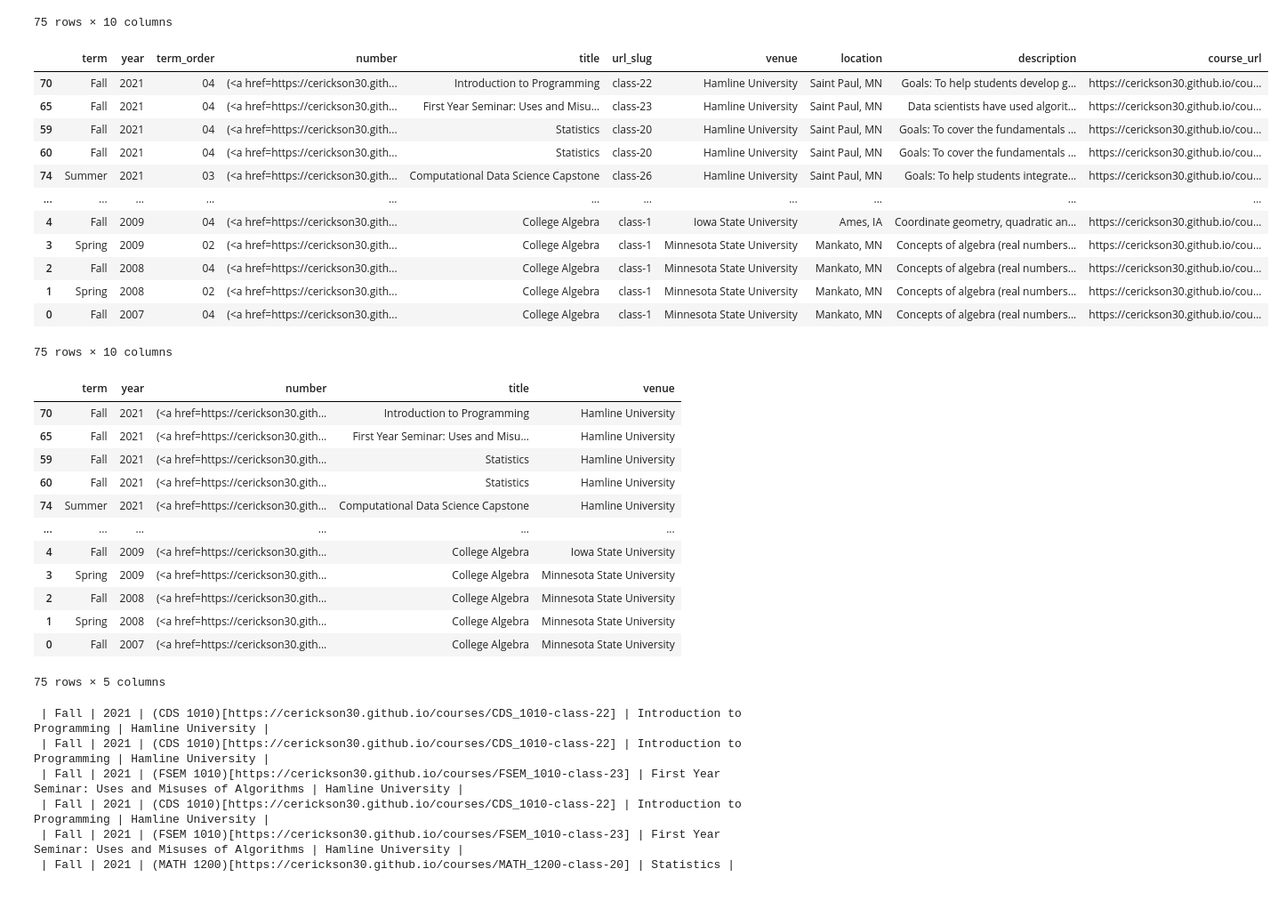
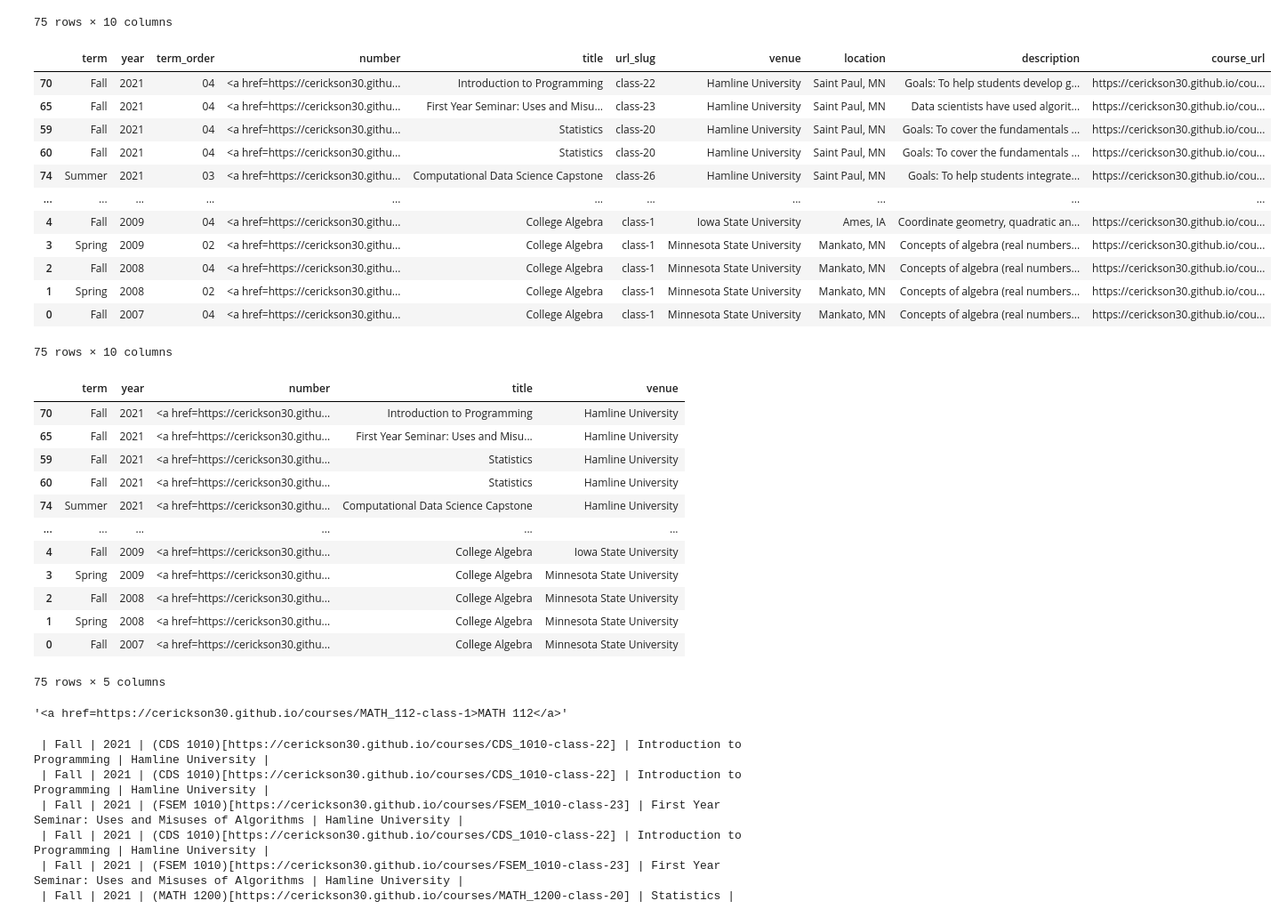
Before and after one commit to cerickson30/cerickson.github.io, a Jupyter notebook: markdown_generator/teaching.ipynb, the cells around one changed output. Shown at 89% size. Saved outputs shown, nothing was run; the diff lists cells and outputs as text; code cells hidden in the pictures.

Commit message:
update individual course page links in courses.md table

```diff
--- a/markdown_generator/teaching.ipynb
+++ b/markdown_generator/teaching.ipynb
@@ -281,21 +281,21 @@ sorted_teaching
 | 0 | Fall | 2007 | 04 | MATH 112 | College Algebra | class-1 | Minnesota State University | Mankato, MN | Concepts of algebra (real numbers... | https://cerickson30.github.io/cou... |
 75 rows × 10 columns
 # %%
-sorted_teaching.number = sorted_teaching.apply(lambda row: f'(<a href={row.course_url}>row.number</a>', axis=1)
+sorted_teaching.number = sorted_teaching.apply(lambda row: f'<a href={row.course_url}>{row.number}</a>', axis=1)
 sorted_teaching
 # %% [output]
 |  | term | year | term_order | number | title | url_slug | venue | location | description | course_url |
-| 70 | Fall | 2021 | 04 | (<a href=https://cerickson30.gith... | Introduction to Programming | class-22 | Hamline University | Saint Paul, MN | Goals: To help students develop g... | https://cerickson30.github.io/cou... |
-| 65 | Fall | 2021 | 04 | (<a href=https://cerickson30.gith... | First Year Seminar: Uses and Misu... | class-23 | Hamline University | Saint Paul, MN | Data scientists have used algorit... | https://cerickson30.github.io/cou... |
-| 59 | Fall | 2021 | 04 | (<a href=https://cerickson30.gith... | Statistics | class-20 | Hamline University | Saint Paul, MN | Goals: To cover the fundamentals ... | https://cerickson30.github.io/cou... |
-| 60 | Fall | 2021 | 04 | (<a href=https://cerickson30.gith... | Statistics | class-20 | Hamline University | Saint Paul, MN | Goals: To cover the fundamentals ... | https://cerickson30.github.io/cou... |
-| 74 | Summer | 2021 | 03 | (<a href=https://cerickson30.gith... | Computational Data Science Capstone | class-26 | Hamline University | Saint Paul, MN | Goals: To help students integrate... | https://cerickson30.github.io/cou... |
+| 70 | Fall | 2021 | 04 | <a href=https://cerickson30.githu... | Introduction to Programming | class-22 | Hamline University | Saint Paul, MN | Goals: To help students develop g... | https://cerickson30.github.io/cou... |
+| 65 | Fall | 2021 | 04 | <a href=https://cerickson30.githu... | First Year Seminar: Uses and Misu... | class-23 | Hamline University | Saint Paul, MN | Data scientists have used algorit... | https://cerickson30.github.io/cou... |
+| 59 | Fall | 2021 | 04 | <a href=https://cerickson30.githu... | Statistics | class-20 | Hamline University | Saint Paul, MN | Goals: To cover the fundamentals ... | https://cerickson30.github.io/cou... |
+| 60 | Fall | 2021 | 04 | <a href=https://cerickson30.githu... | Statistics | class-20 | Hamline University | Saint Paul, MN | Goals: To cover the fundamentals ... | https://cerickson30.github.io/cou... |
+| 74 | Summer | 2021 | 03 | <a href=https://cerickson30.githu... | Computational Data Science Capstone | class-26 | Hamline University | Saint Paul, MN | Goals: To help students integrate... | https://cerickson30.github.io/cou... |
 | ... | ... | ... | ... | ... | ... | ... | ... | ... | ... | ... |
-| 4 | Fall | 2009 | 04 | (<a href=https://cerickson30.gith... | College Algebra | class-1 | Iowa State University | Ames, IA | Coordinate geometry, quadratic an... | https://cerickson30.github.io/cou... |
-| 3 | Spring | 2009 | 02 | (<a href=https://cerickson30.gith... | College Algebra | class-1 | Minnesota State University | Mankato, MN | Concepts of algebra (real numbers... | https://cerickson30.github.io/cou... |
-| 2 | Fall | 2008 | 04 | (<a href=https://cerickson30.gith... | College Algebra | class-1 | Minnesota State University | Mankato, MN | Concepts of algebra (real numbers... | https://cerickson30.github.io/cou... |
-| 1 | Spring | 2008 | 02 | (<a href=https://cerickson30.gith... | College Algebra | class-1 | Minnesota State University | Mankato, MN | Concepts of algebra (real numbers... | https://cerickson30.github.io/cou... |
-| 0 | Fall | 2007 | 04 | (<a href=https://cerickson30.gith... | College Algebra | class-1 | Minnesota State University | Mankato, MN | Concepts of algebra (real numbers... | https://cerickson30.github.io/cou... |
+| 4 | Fall | 2009 | 04 | <a href=https://cerickson30.githu... | College Algebra | class-1 | Iowa State University | Ames, IA | Coordinate geometry, quadratic an... | https://cerickson30.github.io/cou... |
+| 3 | Spring | 2009 | 02 | <a href=https://cerickson30.githu... | College Algebra | class-1 | Minnesota State University | Mankato, MN | Concepts of algebra (real numbers... | https://cerickson30.github.io/cou... |
+| 2 | Fall | 2008 | 04 | <a href=https://cerickson30.githu... | College Algebra | class-1 | Minnesota State University | Mankato, MN | Concepts of algebra (real numbers... | https://cerickson30.github.io/cou... |
+| 1 | Spring | 2008 | 02 | <a href=https://cerickson30.githu... | College Algebra | class-1 | Minnesota State University | Mankato, MN | Concepts of algebra (real numbers... | https://cerickson30.github.io/cou... |
+| 0 | Fall | 2007 | 04 | <a href=https://cerickson30.githu... | College Algebra | class-1 | Minnesota State University | Mankato, MN | Concepts of algebra (real numbers... | https://cerickson30.github.io/cou... |
 75 rows × 10 columns
 # %%
 courses_table = sorted_teaching[['term', 'year', 'number', 'title', 'venue']]
@@ -303,18 +303,22 @@ courses_table = sorted_teaching[['term', 'year', 'number', 'title', 'venue']]
 courses_table
 # %% [output]
 |  | term | year | number | title | venue |
-| 70 | Fall | 2021 | (<a href=https://cerickson30.gith... | Introduction to Programming | Hamline University |
-| 65 | Fall | 2021 | (<a href=https://cerickson30.gith... | First Year Seminar: Uses and Misu... | Hamline University |
-| 59 | Fall | 2021 | (<a href=https://cerickson30.gith... | Statistics | Hamline University |
-| 60 | Fall | 2021 | (<a href=https://cerickson30.gith... | Statistics | Hamline University |
-| 74 | Summer | 2021 | (<a href=https://cerickson30.gith... | Computational Data Science Capstone | Hamline University |
+| 70 | Fall | 2021 | <a href=https://cerickson30.githu... | Introduction to Programming | Hamline University |
+| 65 | Fall | 2021 | <a href=https://cerickson30.githu... | First Year Seminar: Uses and Misu... | Hamline University |
+| 59 | Fall | 2021 | <a href=https://cerickson30.githu... | Statistics | Hamline University |
+| 60 | Fall | 2021 | <a href=https://cerickson30.githu... | Statistics | Hamline University |
+| 74 | Summer | 2021 | <a href=https://cerickson30.githu... | Computational Data Science Capstone | Hamline University |
 | ... | ... | ... | ... | ... | ... |
-| 4 | Fall | 2009 | (<a href=https://cerickson30.gith... | College Algebra | Iowa State University |
-| 3 | Spring | 2009 | (<a href=https://cerickson30.gith... | College Algebra | Minnesota State University |
-| 2 | Fall | 2008 | (<a href=https://cerickson30.gith... | College Algebra | Minnesota State University |
-| 1 | Spring | 2008 | (<a href=https://cerickson30.gith... | College Algebra | Minnesota State University |
-| 0 | Fall | 2007 | (<a href=https://cerickson30.gith... | College Algebra | Minnesota State University |
+| 4 | Fall | 2009 | <a href=https://cerickson30.githu... | College Algebra | Iowa State University |
+| 3 | Spring | 2009 | <a href=https://cerickson30.githu... | College Algebra | Minnesota State University |
+| 2 | Fall | 2008 | <a href=https://cerickson30.githu... | College Algebra | Minnesota State University |
+| 1 | Spring | 2008 | <a href=https://cerickson30.githu... | College Algebra | Minnesota State University |
+| 0 | Fall | 2007 | <a href=https://cerickson30.githu... | College Algebra | Minnesota State University |
 75 rows × 5 columns
+# %%
+courses_table.number[0]
+# %% [output]
+'<a href=https://cerickson30.github.io/courses/MATH_112-class-1>MATH 112</a>'
 # %%
 # storing the content of csv file in a list_of_rows. Each row is a dict.
 list_of_rows = [dict_row[1] for dict_row in courses_table.iterrows()]
```
Also changed, not shown: 2 other files.
